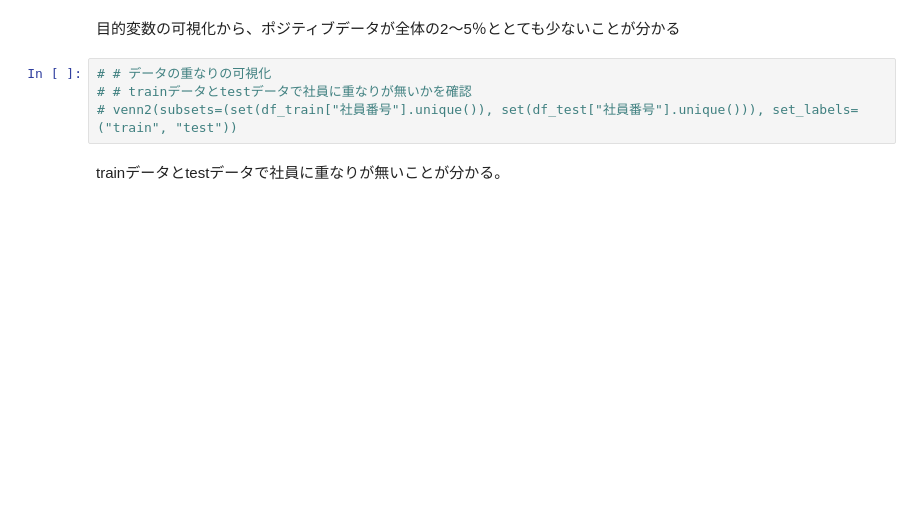
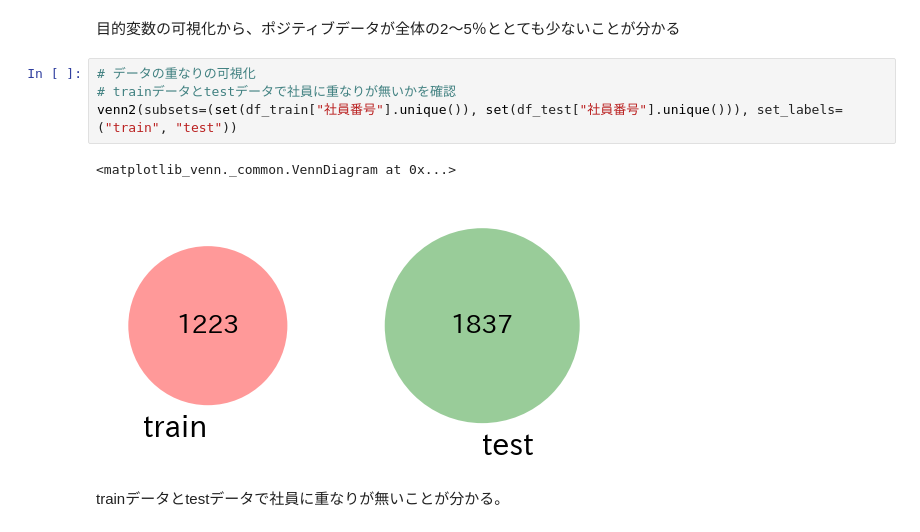
Before and after one commit to emon0415/atmaCup_20_250804, a Jupyter notebook: 250801ml.ipynb, the cells around one changed output. Drawn from its saved outputs; the diff is of its cells as text; blank space fills up the shorter version.

```diff
--- a/250801ml.ipynb
+++ b/250801ml.ipynb
@@ -87,9 +89,12 @@ df_career = pd.read_csv(os.path.join(INPUT_DIR, "career.csv"), encoding='utf-8-s
 # %% [markdown]
 目的変数の可視化から、ポジティブデータが全体の2～5％ととても少ないことが分かる
 # %%
-# # データの重なりの可視化
-# # trainデータとtestデータで社員に重なりが無いかを確認
-# venn2(subsets=(set(df_train["社員番号"].unique()), set(df_test["社員番号"].unique())), set_labels=("train", "test"))
+# データの重なりの可視化
+# trainデータとtestデータで社員に重なりが無いかを確認
+venn2(subsets=(set(df_train["社員番号"].unique()), set(df_test["社員番号"].unique())), set_labels=("train", "test"))
+# %% [output]
+<matplotlib_venn._common.VennDiagram at 0x...>
+[figure, added]
 # %% [markdown]
 trainデータとtestデータで社員に重なりが無いことが分かる。
 # %%
```
Also changed, not shown: parts of 18 cells of this notebook.
